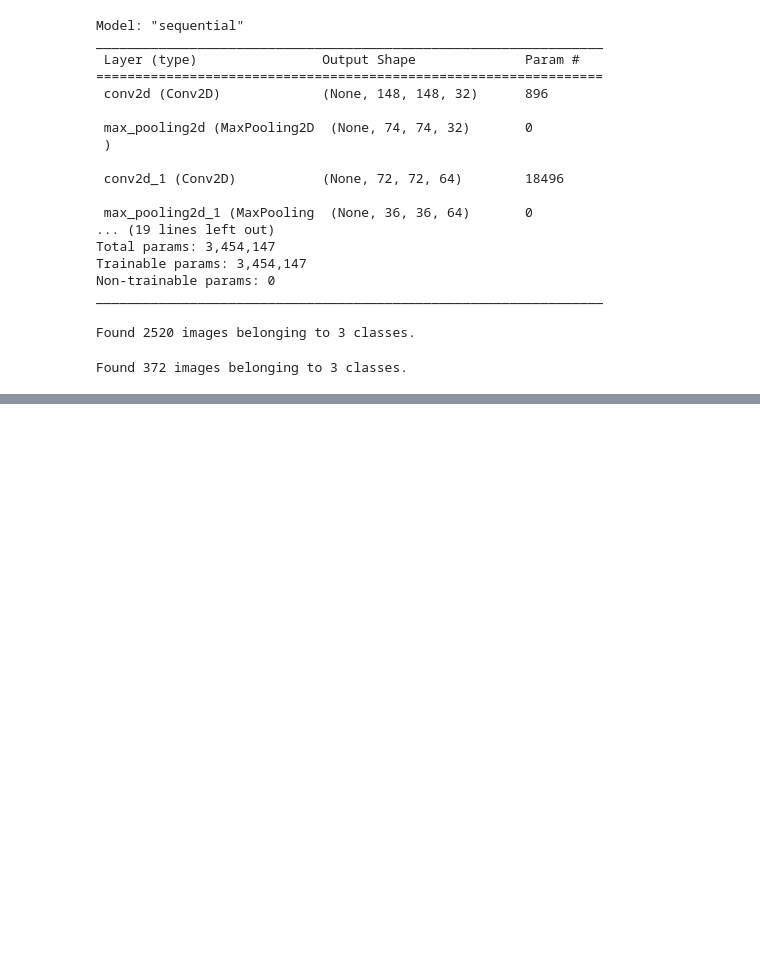
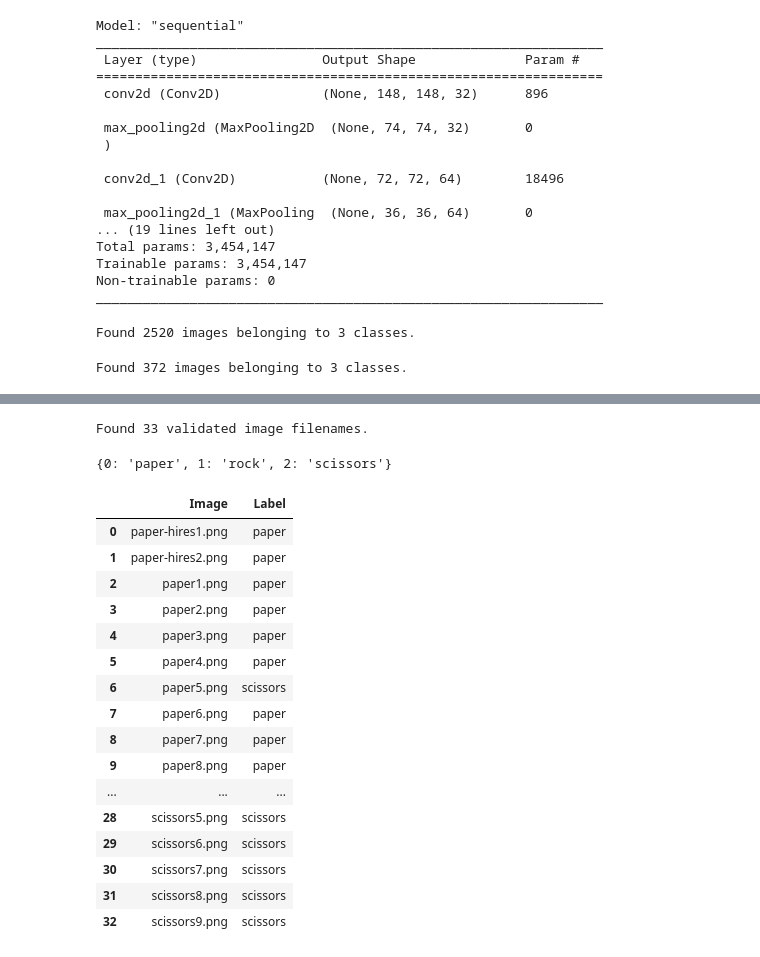
Before and after one commit to jcal0/EE258_Project, a Jupyter notebook: main.ipynb, the cells around one changed output, grey strips where cells are left out. Saved outputs shown, nothing was run; the diff lists cells and outputs as text; code cells hidden in the pictures; blank space fills up the shorter version.

```diff
--- a/main.ipynb
+++ b/main.ipynb
@@ -171,0 +209,15 @@ Reached >95% accuracy so cancelling training!
+# %%
+test_gen = ImageDataGenerator(rescale=1./255)
+
+test_generator = test_gen.flow_from_dataframe(
+    test_df,
+    val_dir,
+    x_col = 'Image',
+    y_col = None,
+    class_mode = None,
+    target_size = (150, 150),
+    batch_size = 20,
+    shuffle = False
+)
+# %% [output]
+Found 33 validated image filenames.
@@ -171,0 +226,5 @@ Reached >95% accuracy so cancelling training!
+# %%
+label_map = dict((v,k) for k,v in train_generator.class_indices.items())
+label_map
+# %% [output]
+{0: 'paper', 1: 'rock', 2: 'scissors'}
@@ -171,0 +235,20 @@ Reached >95% accuracy so cancelling training!
+# %%
+test_df
+# %% [output]
+|  | Image | Label |
+| 0 | paper-hires1.png | paper |
+| 1 | paper-hires2.png | paper |
+| 2 | paper1.png | paper |
+| 3 | paper2.png | paper |
+| 4 | paper3.png | paper |
+| 5 | paper4.png | paper |
+| 6 | paper5.png | scissors |
+| 7 | paper6.png | paper |
+| 8 | paper7.png | paper |
+| 9 | paper8.png | paper |
+| ... | ... | ... |
+| 28 | scissors5.png | scissors |
+| 29 | scissors6.png | scissors |
+| 30 | scissors7.png | scissors |
+| 31 | scissors8.png | scissors |
+| 32 | scissors9.png | scissors |
```
Also changed, not shown: parts of 11 cells of this notebook.
